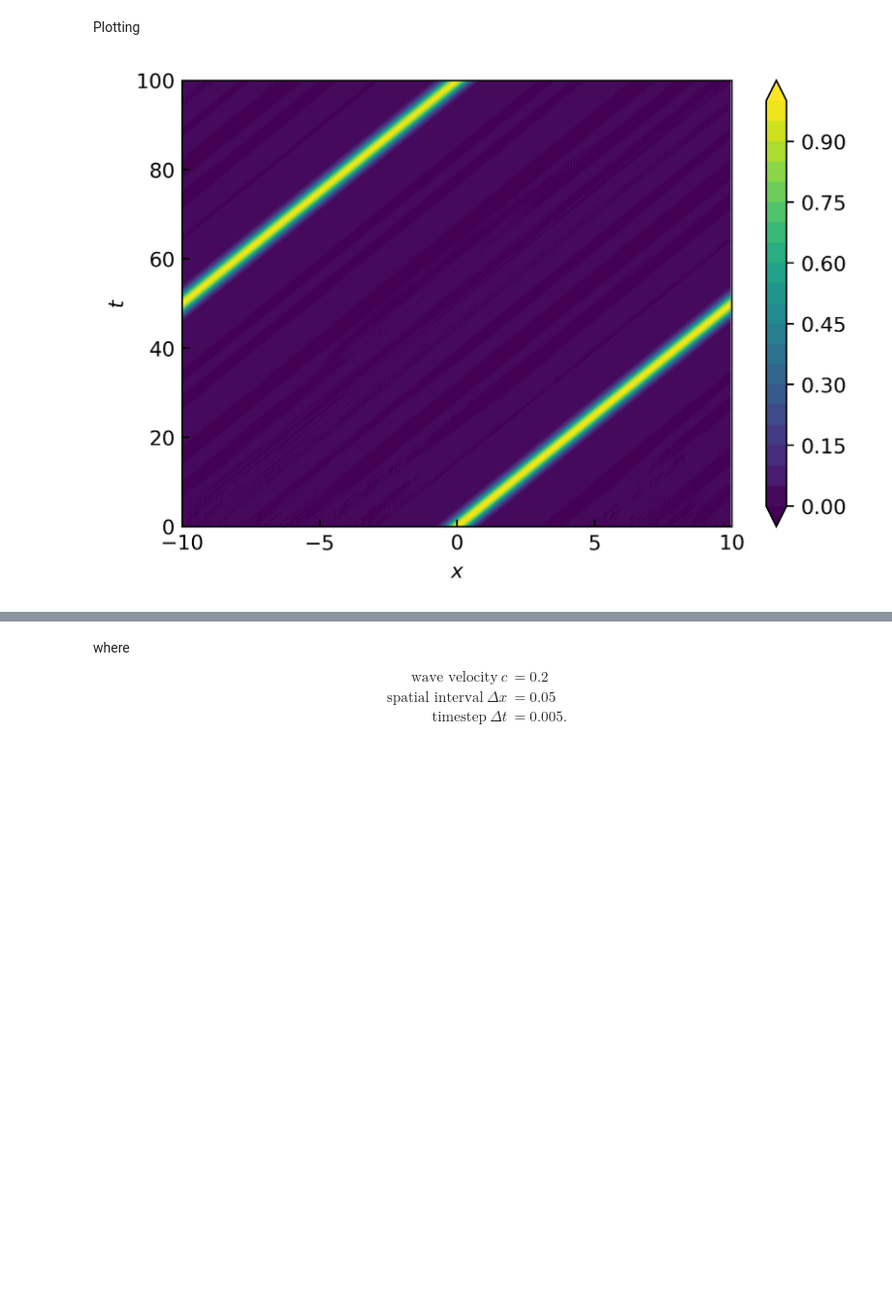
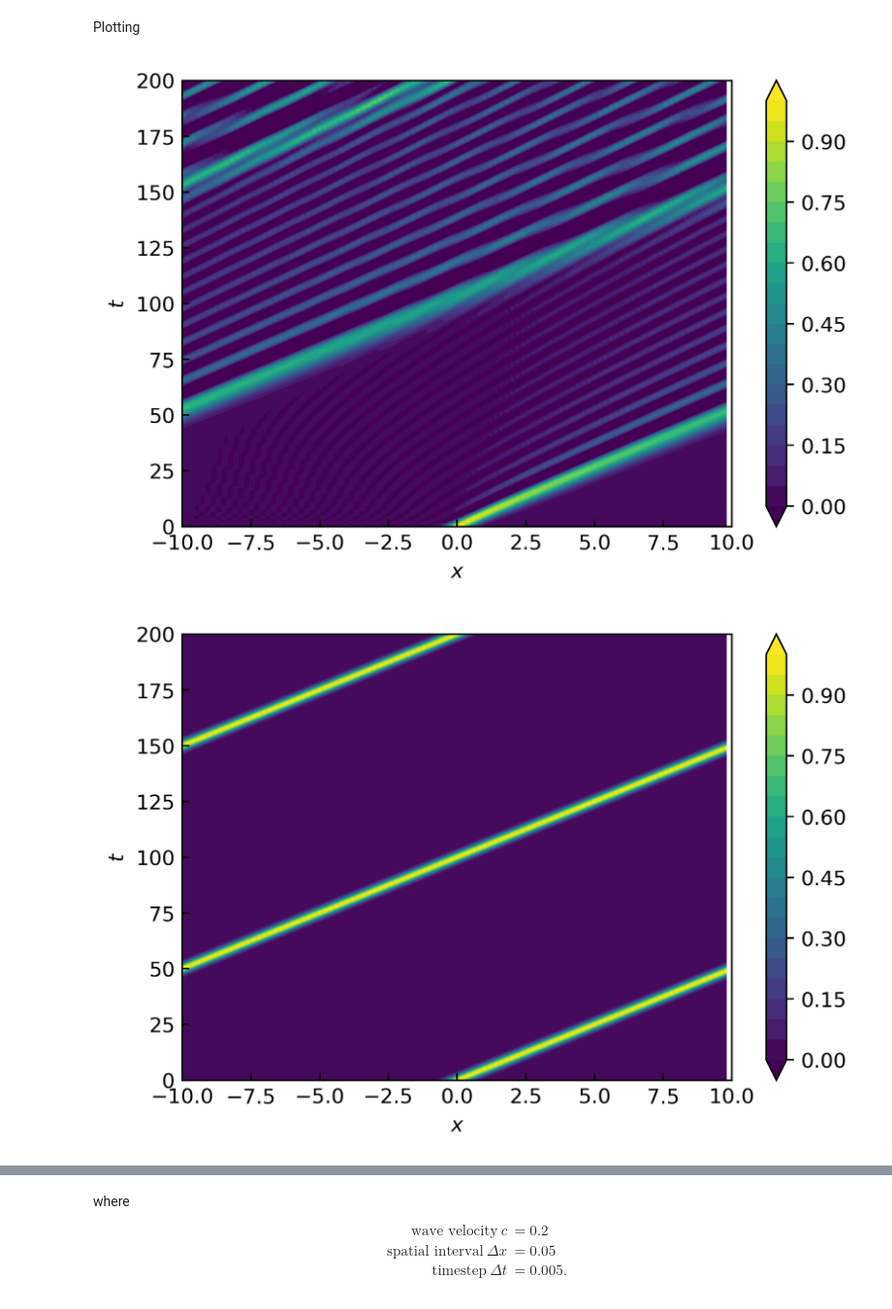
Before and after one commit to williameclee/2022-Summer-project-DMLab, a Jupyter notebook: EX_advection/EX_advection.ipynb, the cells around one changed output, grey strips where cells are left out. Shown: that part at 97% size. Cells and saved outputs as stored; diff of their text form; code cells hidden in the pictures; blank space fills up the shorter version.

Commit message:
Yao's code added, FDx methods errors corrected.

```diff
--- a/EX_advection/EX_advection.ipynb
+++ b/EX_advection/EX_advection.ipynb
@@ -39,14 +38,60 @@ for t in range (len(T)-1):
+# %%
+def fFft(t,Q):
+    Y = -c*nm.NDiffFft(X,Q)
+    return Y
+def fFd1(t,Q):
+    Y = -c*nm.NDiffFd1(X,Q)
+    return Y
+def fFd2(t,Q):
+    Y = -c*nm.NDiffFd2(X,Q)
+    return Y
+def fFd4(t,Q):
+    Y = -c*nm.NDiffFd4(X,Q)
+    return Y
+
+def calQAna(t):
+    Qt = np.exp(-5*(np.mod((X-c*t)+L,2*L)-L)**2)
+    return Qt
+
+QAna = np.zeros_like(Q)
+
+E = np.zeros_like(T)
+for t in range (len(T)-1):
+    Q[t+1,:] = nm.NIntgFd1(T[t],Q[t,:],Dt,fFd2)
+    E[t+1]   = nm.rms(Q[t+1,:]-calQAna(T[t+1]))
+    QAna[t,:] = calQAna(T[t])
 # %% [markdown]
 Plotting
 # %%
 plt.figure(dpi=350)
 plt.contourf(X,T,Q,levels=np.arange(0,1+0.05,0.05),extend='both')
 plt.xlim(min(X),max(X)+Dx)
 plt.ylim(min(T),max(T))
 plt.xlabel('$x$',fontsize=10)
 plt.ylabel('$t$',fontsize=10)
 plt.tick_params(direction='in')
 plt.colorbar()
 plt.show()
+
+plt.figure(dpi=350)
+plt.contourf(X,T,QAna,levels=np.arange(0,1+0.05,0.05),extend='both')
+plt.xlim(min(X),max(X)+Dx)
+plt.ylim(min(T),max(T))
+plt.xlabel('$x$',fontsize=10)
+plt.ylabel('$t$',fontsize=10)
+plt.tick_params(direction='in')
+plt.colorbar()
+plt.show()
+
+## Error
+plt.figure(dpi=350)
+plt.plot(T,E)
+# plt.xlim(min(X),max(X)+Dx)
+# plt.ylim(min(T),max(T))
+plt.xlabel('$t$',fontsize=10)
+plt.ylabel('RMS',fontsize=10)
+plt.tick_params(direction='in')
+plt.show()
 # %% [output]
-[figure, old version]
+[figure, new version]
+[figure, added]
```
Also changed, not shown: parts of 8 cells of this notebook, 5 other files.
